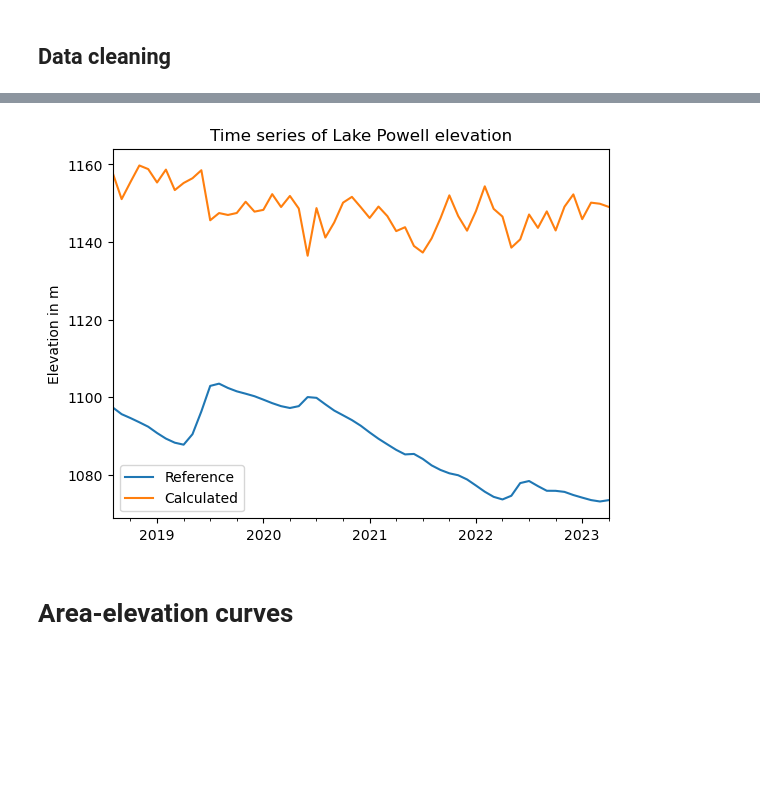
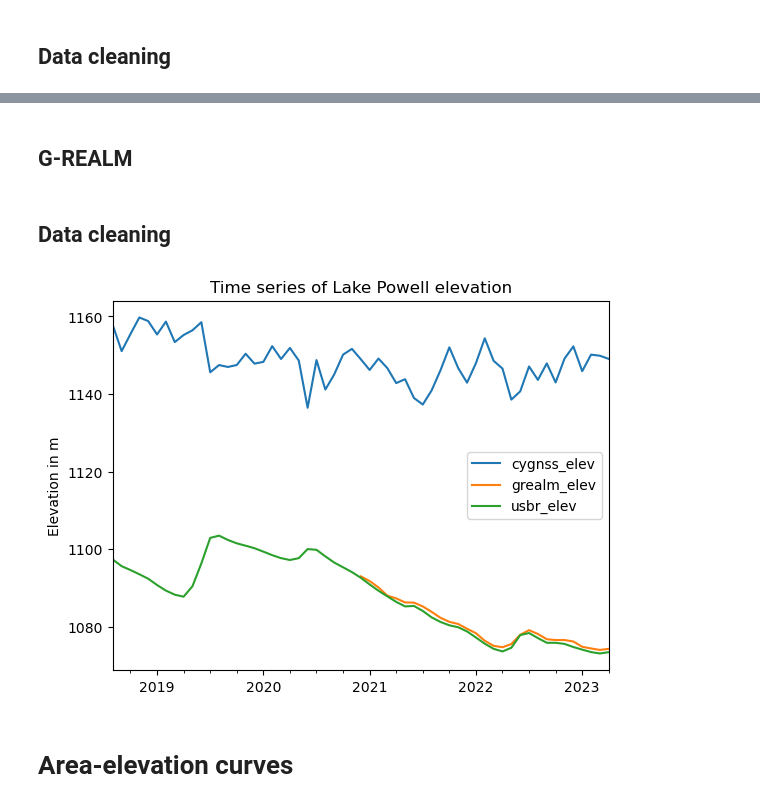
Before and after one commit to ascheliga/CYGNSS-GRACE, a Jupyter notebook: notebooks/area_elev_plotting.ipynb, the cells around one changed output, grey strips where cells are left out. Cells and saved outputs as stored; diff of their text form; code cells hidden in the pictures; blank space fills up the shorter version.

Commit message:
Created area-elev plots

```diff
--- a/notebooks/area_elev_plotting.ipynb
+++ b/notebooks/area_elev_plotting.ipynb
@@ -139,4 +145,4 @@ plt.ylabel('Area in sq m');
 from scipy.stats import norm
 norm_fits = volume_pipeline.loop_through_time_series_to_get_fit_params(dem_DA, fw_DA, 1, norm)
 norm_elev_m = [val[0] for val in norm_fits]
-norm_elev_series_m = pd.Series(index=fw_DA['time'], data = norm_elev_m)
+cygnss_elev_m = pd.Series(index=fw_DA['time'], data = norm_elev_m)
@@ -143,5 +151,5 @@ norm_elev_series_m = pd.Series(index=fw_DA['time'], data = norm_elev_m)
 # %%
-res_ref_elev_ft = res_ref['Lake/Reservoir Elevation [ft]']
-res_ref_elev_m = codebase.utils.convert_from_ft_to_m(res_ref_elev_ft)
+usbr_elev_ft = insitu_data['Lake/Reservoir Elevation [ft]']
+usbr_elev_m = codebase.utils.convert_from_ft_to_m(usbr_elev_ft)
 
-elev_calc_norm_match ,elev_ref_match = codebase.time_series_calcs.intersecting_timeframes(norm_elev_series_m,res_ref_elev_m,buffer=0)
+# elev_calc_norm_match ,elev_ref_match = codebase.time_series_calcs.intersecting_timeframes(norm_elev_series_m,res_ref_elev_m,buffer=0)
@@ -167,8 +156,17 @@ elev_outputs[2].set_ylim(subset_dict[location][1])
+# %% [markdown]
+## G-REALM
+# %%
+grealm_elev = grealm_data['height_mMSL']
+# %% [markdown]
+## Data cleaning
+# %%
+elev_cols = ['cygnss_elev','grealm_elev','usbr_elev']
+elev_outputs = codebase.time_series_calcs.combo_timeframe_df([cygnss_elev_m,grealm_elev,usbr_elev_m],buffer=0,col_names = elev_cols)
 # %%
-elev_outputs[0].plot()
+elev_outputs.plot()
 plt.title('Time series of Lake ' + res_name+ ' elevation')
 plt.ylabel('Elevation in m');
 # %% [output]
-[figure, old version]
+[figure, new version]
 # %% [markdown]
 # Area-elevation curves
```
Also changed, not shown: parts of 13 cells of this notebook.
